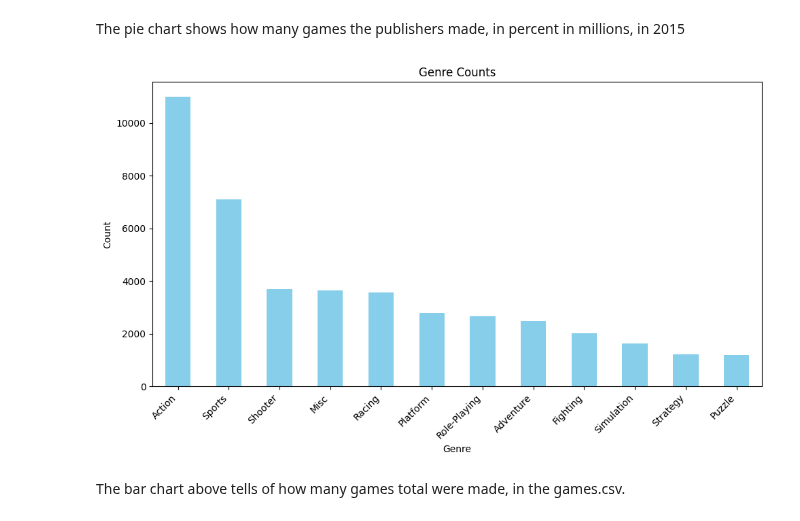
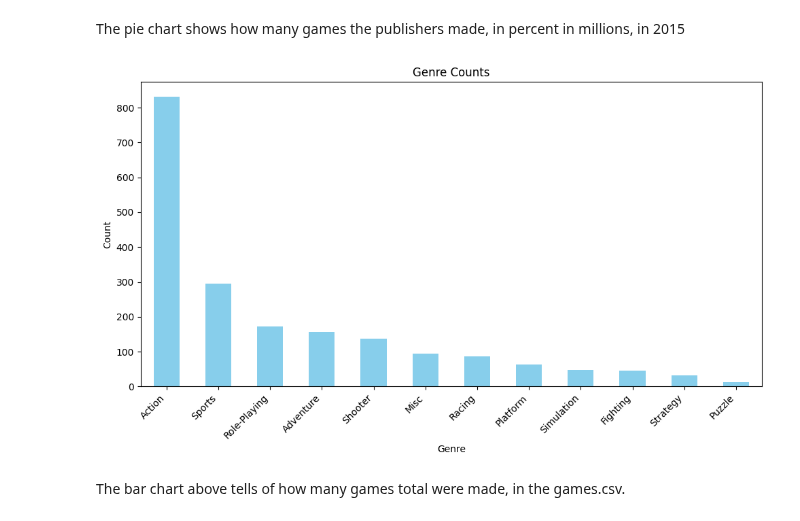
Before and after one commit to Jake-guerrero/Video-Game-Sells, a Jupyter notebook: Video Games.ipynb, the cells around one changed output. Cells and saved outputs as stored; diff of their text form; code cells hidden in the pictures.

```diff
--- a/Video Games.ipynb
+++ b/Video Games.ipynb
@@ -339,16 +339,16 @@ plt.show()
 # %% [markdown]
 The pie chart shows how many games the publishers made, in percent in millions, in 2015
 # %%
-genre_counts = games['Genre'].value_counts()
+genre_counts = games_2015['Genre'].value_counts()
 plt.figure(figsize=(10, 6))
 genre_counts.plot(kind='bar', color='skyblue')
 plt.title('Genre Counts')
 plt.xlabel('Genre')
 plt.ylabel('Count')
 plt.xticks(rotation=45, ha='right')
 plt.tight_layout()
 plt.show()
 # %% [output]
-[figure, old version]
+[figure, new version]
 # %% [markdown]
 The bar chart above tells of how many games total were made, in the games.csv.
```
Also changed, not shown: parts of 1 cell of this notebook, 1 other file.
